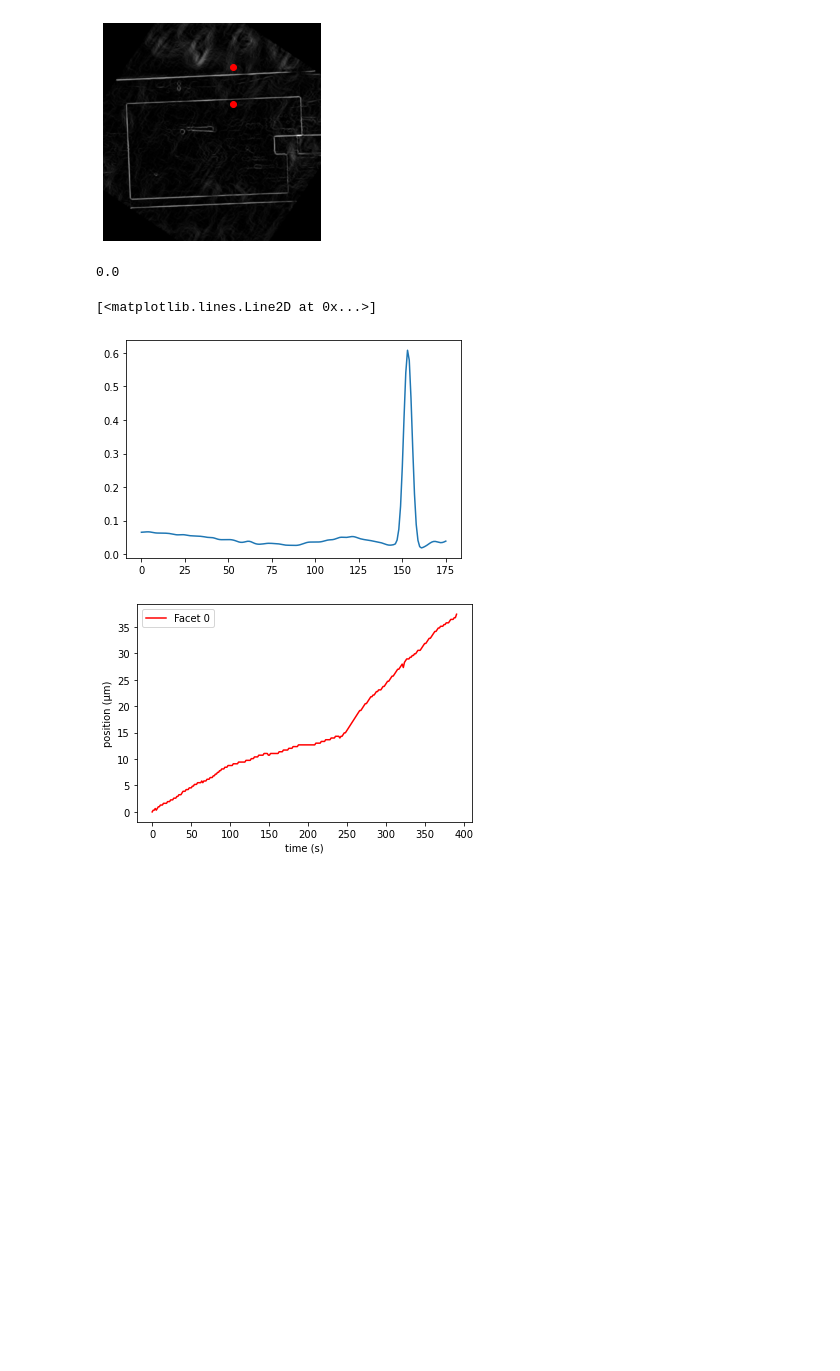
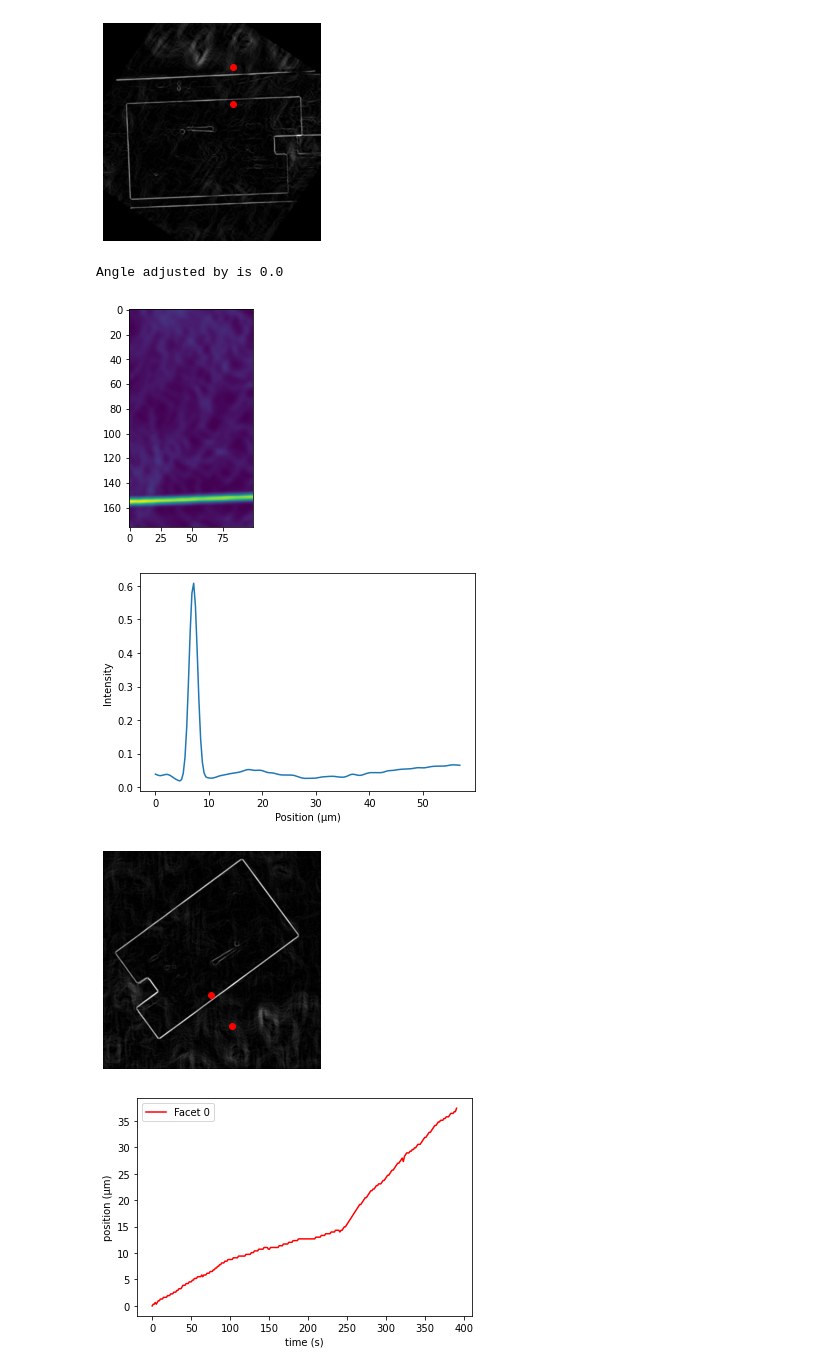
Before and after one commit to ESaundersNano/Mini-1-Multidimensional-analysis-of-perovskite-growth, a Jupyter notebook: optical_image_growth_rate.ipynb, the cells around one changed output. Saved outputs shown, nothing was run; the diff lists cells and outputs as text; code cells hidden in the pictures; blank space fills up the shorter version.

```diff
--- a/optical_image_growth_rate.ipynb
+++ b/optical_image_growth_rate.ipynb
@@ -490,43 +490,70 @@ t=0 # time step plotting for
 first_image=outline_images[t]
 rotated_image, rotated_line_points, angle = oif.image_rotation_by_manual_line(first_image, line_points_list_plot[i])
 crop_window_width=50
+crop_pixel_width=crop_window_width
+
+
+plt.figure("Cropped image")
+rotated_line_points=np.rint(rotated_line_points)
+rotated_line_points=rotated_line_points.astype(int)
+# define crop coordinates
+x_pixel=rotated_line_points[0][0]
+y_pixel_0=rotated_line_points[0][1]
+y_pixel_1=rotated_line_points[1][1]
+# crop
+image=rotated_image.copy()
+cropped=image[y_pixel_1:y_pixel_0, x_pixel-(crop_pixel_width):x_pixel+(crop_pixel_width)] #way rotation works means should always be in the right order due to direction of arrow
+# alignment to force perpendicular tracking
+alignment_angle=oif.find_alignment(cropped, 0.05)
+cropped=oif.rotate_image(cropped, alignment_angle)
+plt.imshow(cropped)
+
+plt.show()
+print("Angle adjusted by is" , alignment_angle)
+
+plt.figure("1D image of facet")
 one_dim_facet, angle_adjustment = oif.extract_line_data(line_points=rotated_line_points, image=rotated_image, crop_pixel_width=crop_window_width,
                                                     auto_align=True)
-print(angle_adjustment)
-plt.plot(one_dim_facet)
+position = np.arange(len(one_dim_facet))*pixel_size
+position -= position[-1]
+position *= -1
+plt.plot(position, np.array(one_dim_facet))
+plt.xlabel("Position (µm)")
+plt.ylabel("Intensity")
 plt.show()
 
 
 rotated_image, rotated_line_points, angle = oif.image_rotation_by_manual_line(test_image, line_points_list_plot[0])
 
 rotated_line_points_list = [] # only rotating by the first line for sake of plotting on the same image.
 
 row, col = test_image.shape
 image_centre = tuple(np.array([row, col])/2)
 
 for line_points in line_points_list_plot:
     rotated_points = [oif.rotate_point(image_centre, point, -angle) for point in line_points] # Need -angle for sign convention reasons, it works
     rotated_line_points_list.append(rotated_points)
 rotated_line_points_list = np.array(rotated_line_points_list)
 
 plt.figure("Line points original")
 
-plt.imshow((test_image), cmap='Greys_r')
+plt.imshow((first_image), cmap='Greys_r')
 
 cmap = plt.cm.get_cmap('autumn') # use any colormap you like
 
 for i in np.arange(len(line_points_list_plot)):
     col = cmap(i/len(line_points_list_plot)) # cmap takes float between 0 & 1 and returns corresponding color
     line_points = line_points_list_plot[i]
     plt.scatter(line_points[0][0],line_points[0][1], color=col)
     plt.scatter(line_points[1][0],line_points[1][1], color=col, label="Facet %i" %i)
 #plt.legend()
 plt.axis("off")
 plt.show()
 # %% [output]
-0.0
+Angle adjusted by is 0.0
-[<matplotlib.lines.Line2D at 0x...>]
-[figure, old version]
+[figure, new version]
+[figure, added]
+[figure, added]
 # %%
 positions_array=[]
 for i in np.arange(len(line_points_list_plot)):
```
Also changed, not shown: 1 other file.
